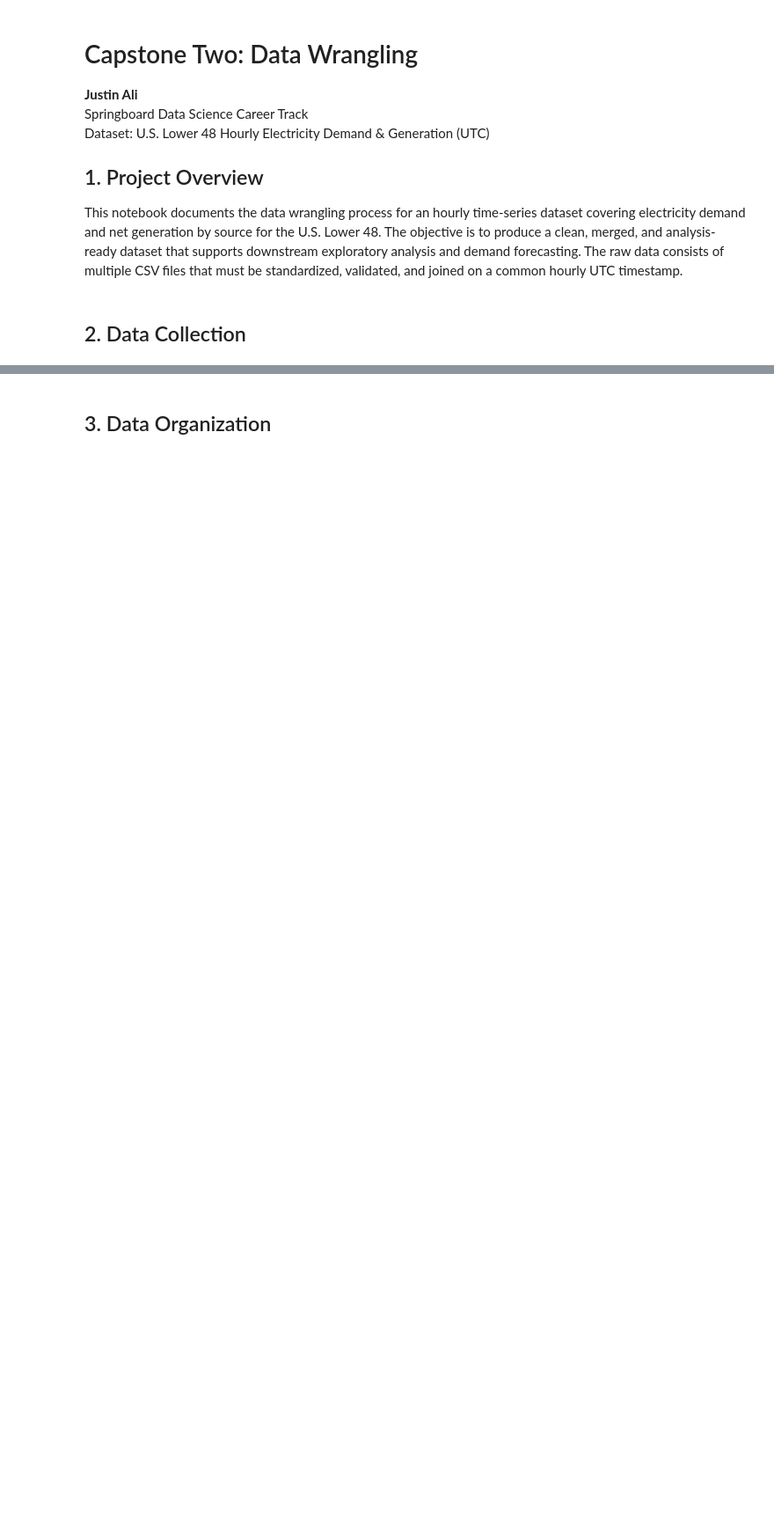
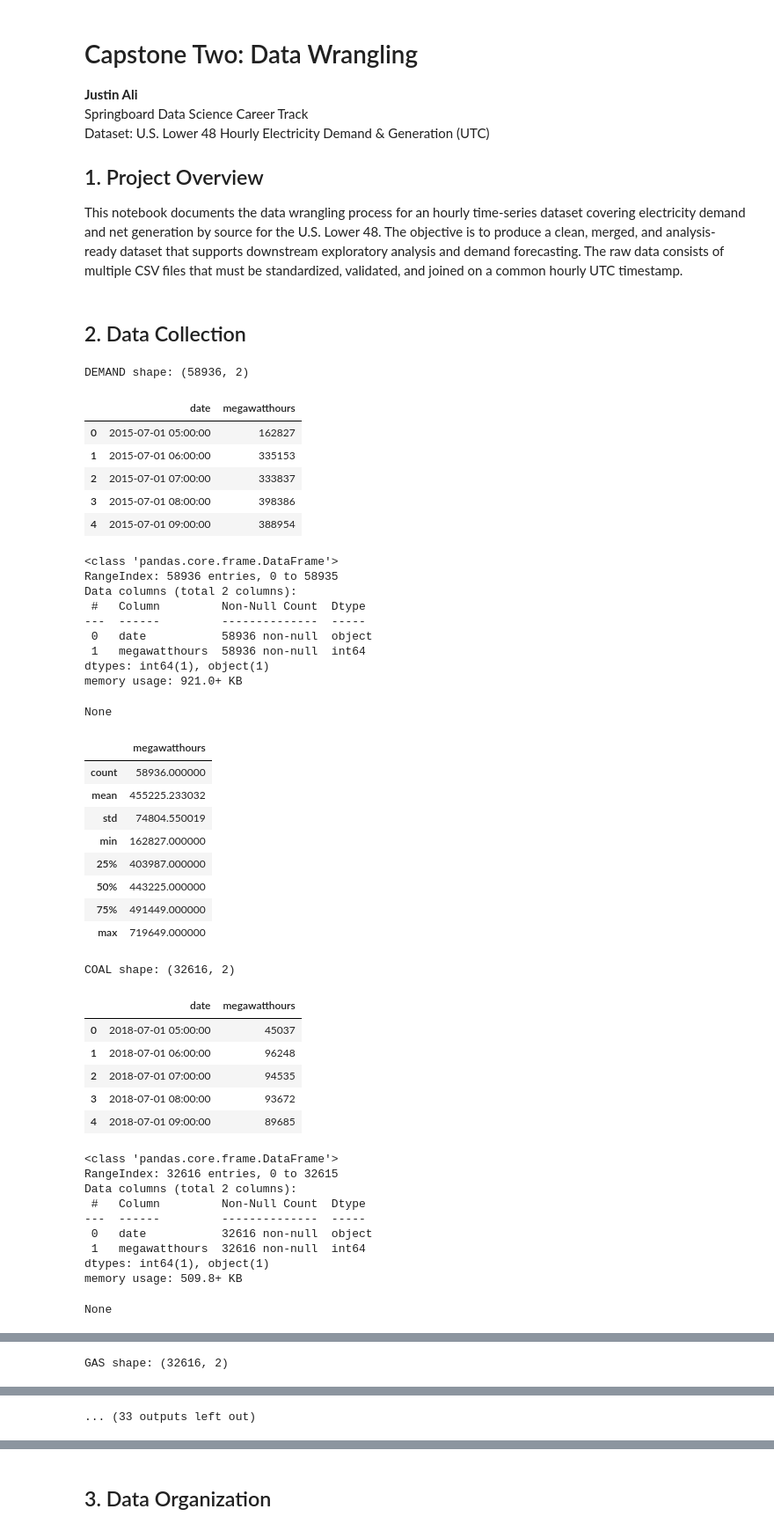
Before and after one commit to JustinAliData/capstone-two-data-wrangling, a Jupyter notebook: notebooks/CapstoneTwo_DataWrangling.ipynb, the cells around one changed output, grey strips where cells are left out. Shown at 88% size. Saved outputs shown, nothing was run; the diff lists cells and outputs as text; code cells hidden in the pictures; blank space fills up the shorter version.

```diff
--- a/notebooks/CapstoneTwo_DataWrangling.ipynb
+++ b/notebooks/CapstoneTwo_DataWrangling.ipynb
@@ -33,3 +35,8 @@ This notebook documents the data wrangling process for an hourly time-series dat
 ## 2. Data Collection
 # %%
 # Imports and loading raw CSV files from ../data/raw
+import pandas as pd
+import numpy as np
+from pathlib import Path
+
+DATA_PATH = Path("../data/raw")
@@ -35,0 +61,62 @@ This notebook documents the data wrangling process for an hourly time-series dat
+# %%
+datasets = {
+    "demand": demand,
+    "coal": coal,
+    "gas": gas,
+    "nuclear": nuclear,
+    "hydro": hydro,
+    "solar": solar,
+    "wind": wind,
+    "petroleum": petroleum,
+    "other": other,
+}
+
+for name, df in datasets.items():
+    print(f"\n{name.upper()} shape:", df.shape)
+    display(df.head())
+    display(df.info())
+    display(df.describe())
+# %% [output]
+DEMAND shape: (58936, 2)
+|  | date | megawatthours |
+| 0 | 2015-07-01 05:00:00 | 162827 |
+| 1 | 2015-07-01 06:00:00 | 335153 |
+| 2 | 2015-07-01 07:00:00 | 333837 |
+| 3 | 2015-07-01 08:00:00 | 398386 |
+| 4 | 2015-07-01 09:00:00 | 388954 |
+<class 'pandas.core.frame.DataFrame'>
+RangeIndex: 58936 entries, 0 to 58935
+Data columns (total 2 columns):
+ #   Column         Non-Null Count  Dtype
+---  ------         --------------  -----
+ 0   date           58936 non-null  object
+ 1   megawatthours  58936 non-null  int64
+dtypes: int64(1), object(1)
+memory usage: 921.0+ KB
+None
+|  | megawatthours |
+| count | 58936.000000 |
+| mean | 455225.233032 |
+| std | 74804.550019 |
+| min | 162827.000000 |
+| 25% | 403987.000000 |
+| 50% | 443225.000000 |
+| 75% | 491449.000000 |
+| max | 719649.000000 |
+COAL shape: (32616, 2)
+|  | date | megawatthours |
+| 0 | 2018-07-01 05:00:00 | 45037 |
+| 1 | 2018-07-01 06:00:00 | 96248 |
+| 2 | 2018-07-01 07:00:00 | 94535 |
+| 3 | 2018-07-01 08:00:00 | 93672 |
+| 4 | 2018-07-01 09:00:00 | 89685 |
+<class 'pandas.core.frame.DataFrame'>
+RangeIndex: 32616 entries, 0 to 32615
+Data columns (total 2 columns):
+ #   Column         Non-Null Count  Dtype
+---  ------         --------------  -----
+ 0   date           32616 non-null  object
+ 1   megawatthours  32616 non-null  int64
+dtypes: int64(1), object(1)
+memory usage: 509.8+ KB
+None
@@ -35,0 +132 @@ This notebook documents the data wrangling process for an hourly time-series dat
+GAS shape: (32616, 2)
@@ -35,0 +139 @@ This notebook documents the data wrangling process for an hourly time-series dat
+... (33 outputs left out)
```
Also changed, not shown: parts of 40 cells of this notebook, 2 other files.
